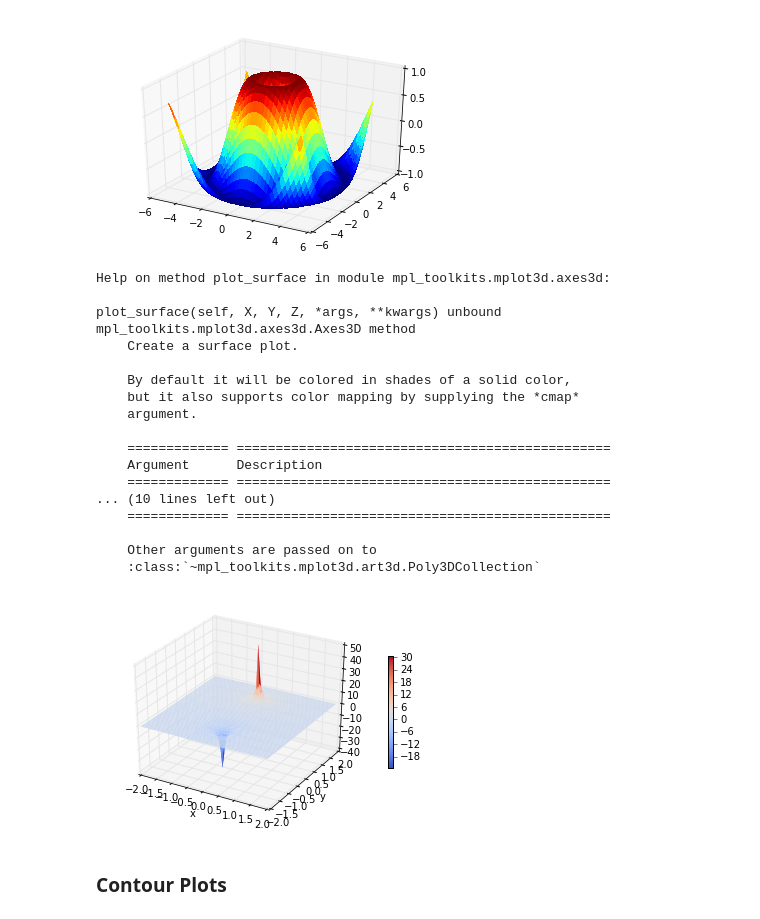
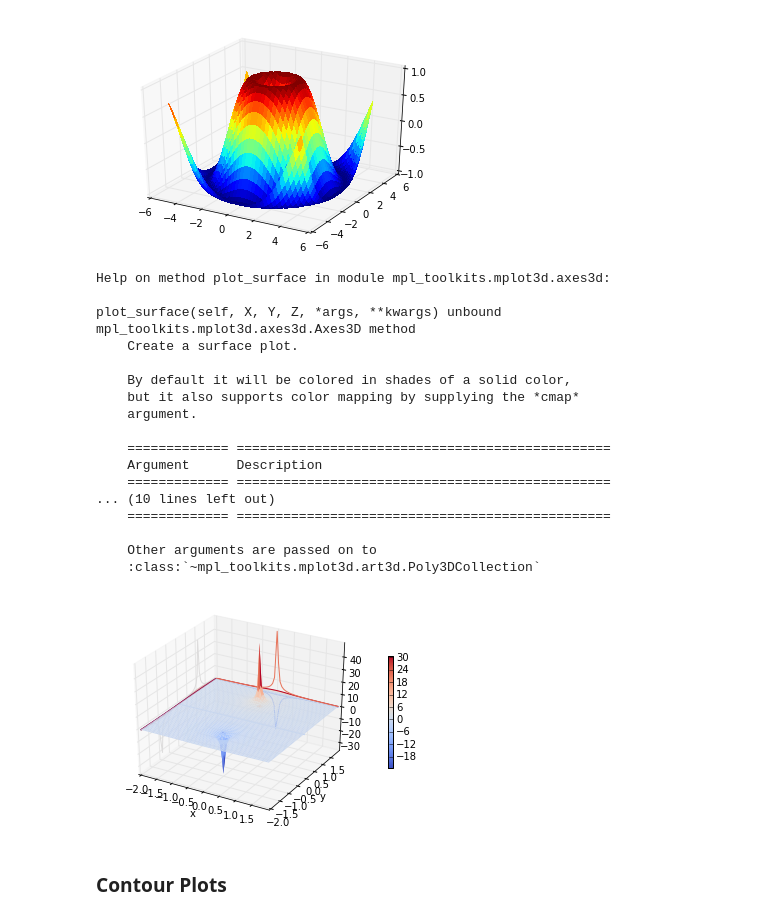
Before and after one commit to callen09/PHYS202-S14, a Jupyter notebook: Graphics/GraphicsTour.ipynb, the cells around one changed output. Saved outputs shown, nothing was run; the diff lists cells and outputs as text; code cells hidden in the pictures.

Commit message:
Graphics and Error exercises done

```diff
--- a/Graphics/GraphicsTour.ipynb
+++ b/Graphics/GraphicsTour.ipynb
@@ -789,34 +789,38 @@ p = ax.plot_surface(x, y, V, rstride=1, cstride=1, linewidth=0,cmap=cm.coolwarm)
 #To understand what the arguments to the plotting function do, try calling the help:
 #help(Axes3D.plot surface). In particular, investigate the colormap option. You can
 #also add a color bar to represent the value of the potential at each space point (x, y)
 cb = fig.colorbar(p, shrink=0.5)
 
 help(Axes3D.plot_surface)
 
 xlabel("x")
 ylabel("y")
 
+cset = ax.contour(x, y, V, zdir='z', offset=-1, cmap=cm.coolwarm)
+cset = ax.contour(x, y, V, zdir='x', offset=-2, cmap=cm.coolwarm)
+cset = ax.contour(x, y, V, zdir='y', offset=2, cmap=cm.coolwarm)
+
 #show()
 savefig("Dipole.png")
 # %% [output]
 Help on method plot_surface in module mpl_toolkits.mplot3d.axes3d:
 
 plot_surface(self, X, Y, Z, *args, **kwargs) unbound mpl_toolkits.mplot3d.axes3d.Axes3D method
     Create a surface plot.
 
     By default it will be colored in shades of a solid color,
     but it also supports color mapping by supplying the *cmap*
     argument.
 
     ============= ================================================
     Argument      Description
     ============= ================================================
 ... (10 lines left out)
     ============= ================================================
 
     Other arguments are passed on to
     :class:`~mpl_toolkits.mplot3d.art3d.Poly3DCollection`
-[figure, old version]
+[figure, new version]
 # %% [markdown]
 ### Contour Plots
 # %%
```
Also changed, not shown: 5 other files.
